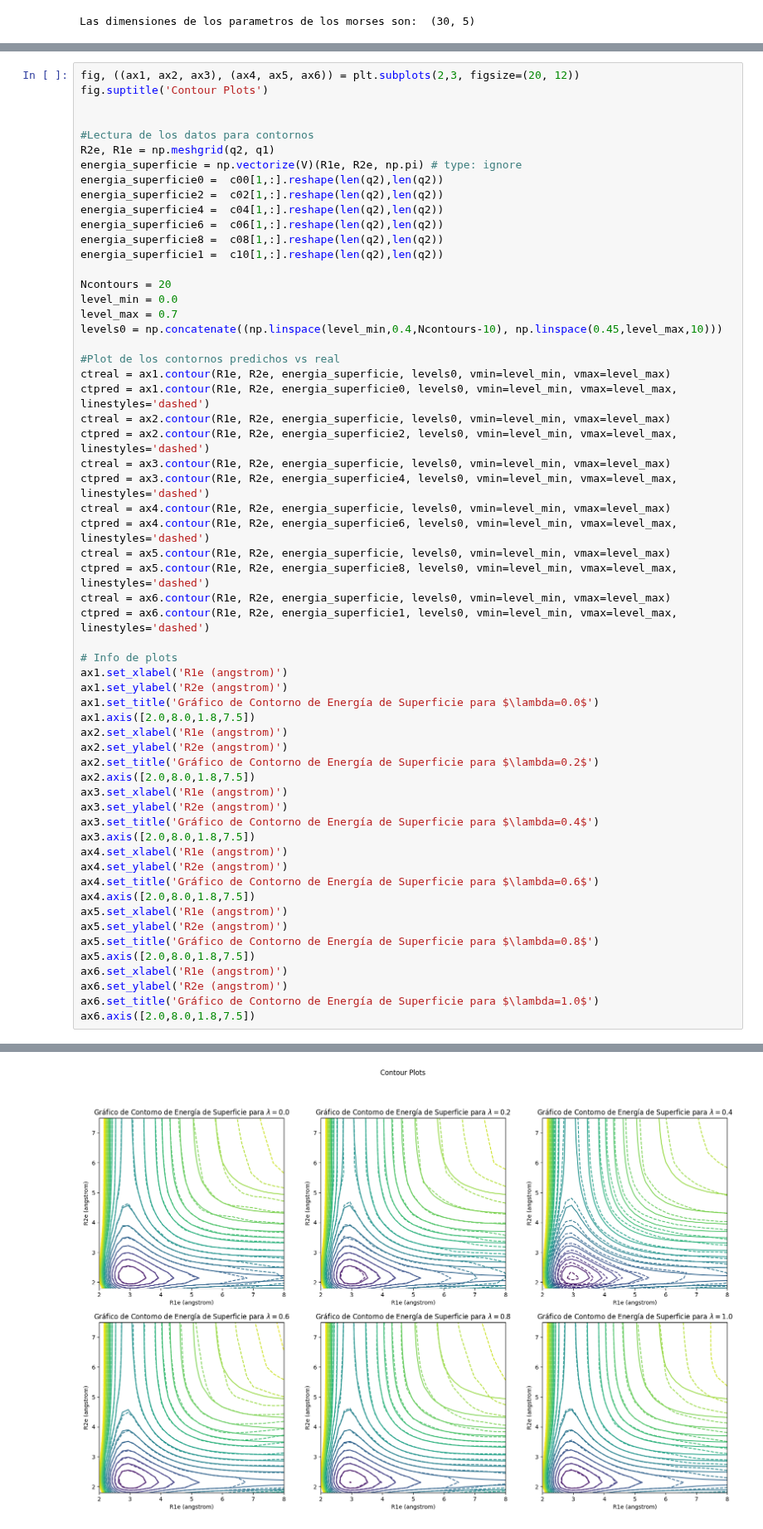
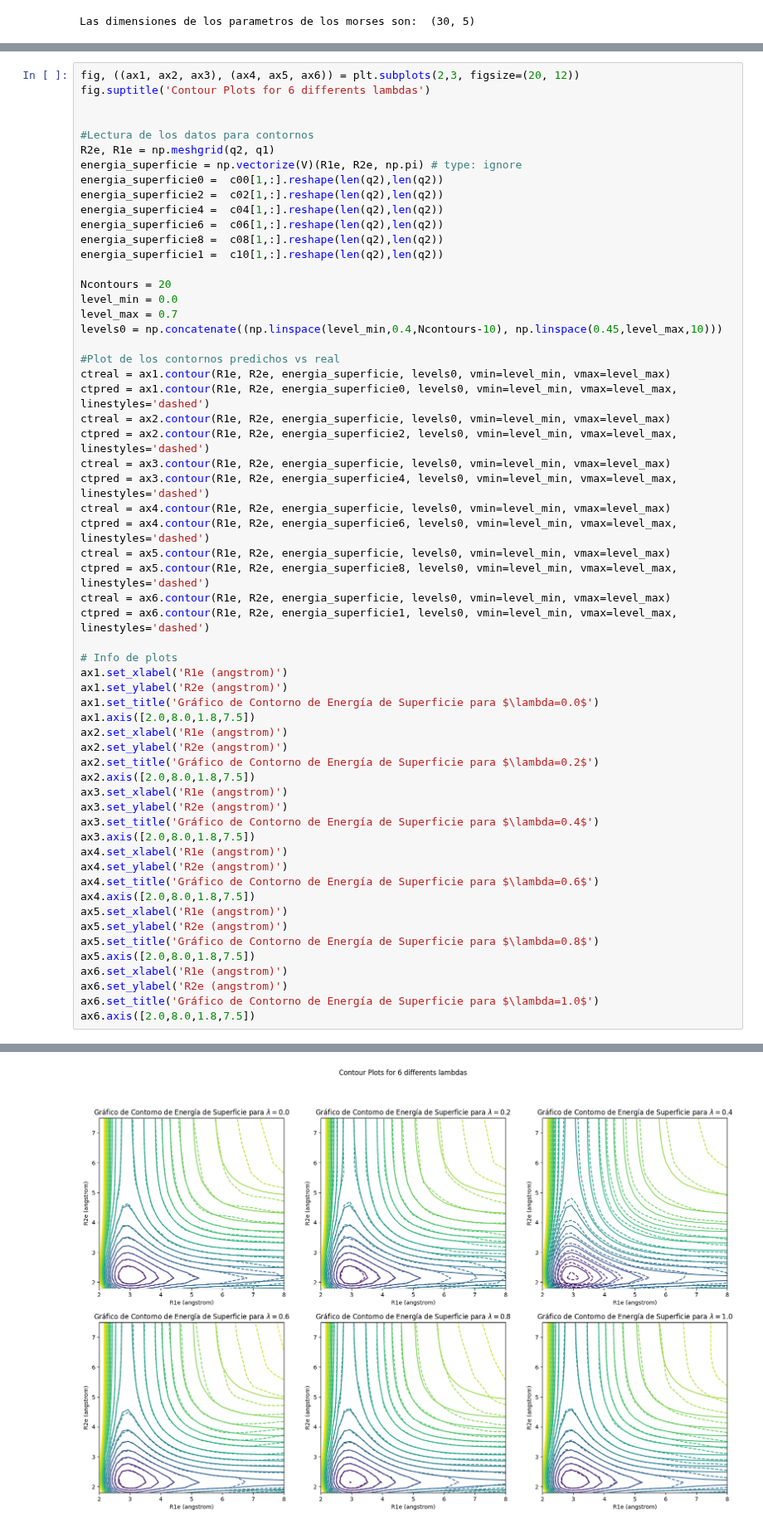
Before and after one commit to AstroDolan/ML-team, a Jupyter notebook: PINN-Thesis/Lambda-Testing/Lambda/Plot-PINN-Testing.ipynb, the cells around one changed output, grey strips where cells are left out. Shown at 83% size. Cells and saved outputs as stored; diff of their text form.

```diff
--- a/PINN-Thesis/Lambda-Testing/Lambda/Plot-PINN-Testing.ipynb
+++ b/PINN-Thesis/Lambda-Testing/Lambda/Plot-PINN-Testing.ipynb
@@ -211,6 +219,6 @@ y_contours = [c00, c02, c04, c06, c08, c10]
 # %%
 fig, ((ax1, ax2, ax3), (ax4, ax5, ax6)) = plt.subplots(2,3, figsize=(20, 12))
-fig.suptitle('Contour Plots')
+fig.suptitle('Contour Plots for 6 differents lambdas')
 
 
 #Lectura de los datos para contornos
@@ -242,34 +250,34 @@ ctpred = ax5.contour(R1e, R2e, energia_superficie8, levels0, vmin=level_min, vma
 ctreal = ax6.contour(R1e, R2e, energia_superficie, levels0, vmin=level_min, vmax=level_max)
 ctpred = ax6.contour(R1e, R2e, energia_superficie1, levels0, vmin=level_min, vmax=level_max, linestyles='dashed')
 
 # Info de plots
 ax1.set_xlabel('R1e (angstrom)')
 ax1.set_ylabel('R2e (angstrom)')
 ax1.set_title('Gráfico de Contorno de Energía de Superficie para $\lambda=0.0$')
 ax1.axis([2.0,8.0,1.8,7.5])
 ax2.set_xlabel('R1e (angstrom)')
 ax2.set_ylabel('R2e (angstrom)')
 ax2.set_title('Gráfico de Contorno de Energía de Superficie para $\lambda=0.2$')
 ax2.axis([2.0,8.0,1.8,7.5])
 ax3.set_xlabel('R1e (angstrom)')
 ax3.set_ylabel('R2e (angstrom)')
 ax3.set_title('Gráfico de Contorno de Energía de Superficie para $\lambda=0.4$')
 ax3.axis([2.0,8.0,1.8,7.5])
 ax4.set_xlabel('R1e (angstrom)')
 ax4.set_ylabel('R2e (angstrom)')
 ax4.set_title('Gráfico de Contorno de Energía de Superficie para $\lambda=0.6$')
 ax4.axis([2.0,8.0,1.8,7.5])
 ax5.set_xlabel('R1e (angstrom)')
 ax5.set_ylabel('R2e (angstrom)')
 ax5.set_title('Gráfico de Contorno de Energía de Superficie para $\lambda=0.8$')
 ax5.axis([2.0,8.0,1.8,7.5])
 ax6.set_xlabel('R1e (angstrom)')
 ax6.set_ylabel('R2e (angstrom)')
 ax6.set_title('Gráfico de Contorno de Energía de Superficie para $\lambda=1.0$')
 ax6.axis([2.0,8.0,1.8,7.5])
 # %% [output]
 (2.0, 8.0, 1.8, 7.5)
-[figure, old version]
+[figure, new version]
 # %%
 fig, ((ax1, ax2, ax3), (ax4, ax5, ax6)) = plt.subplots(2,3, figsize=(20, 12))
 fig.suptitle('Comparaciones lineales de las predicciones')
```
Also changed, not shown: parts of 5 cells of this notebook, 15 other files.
